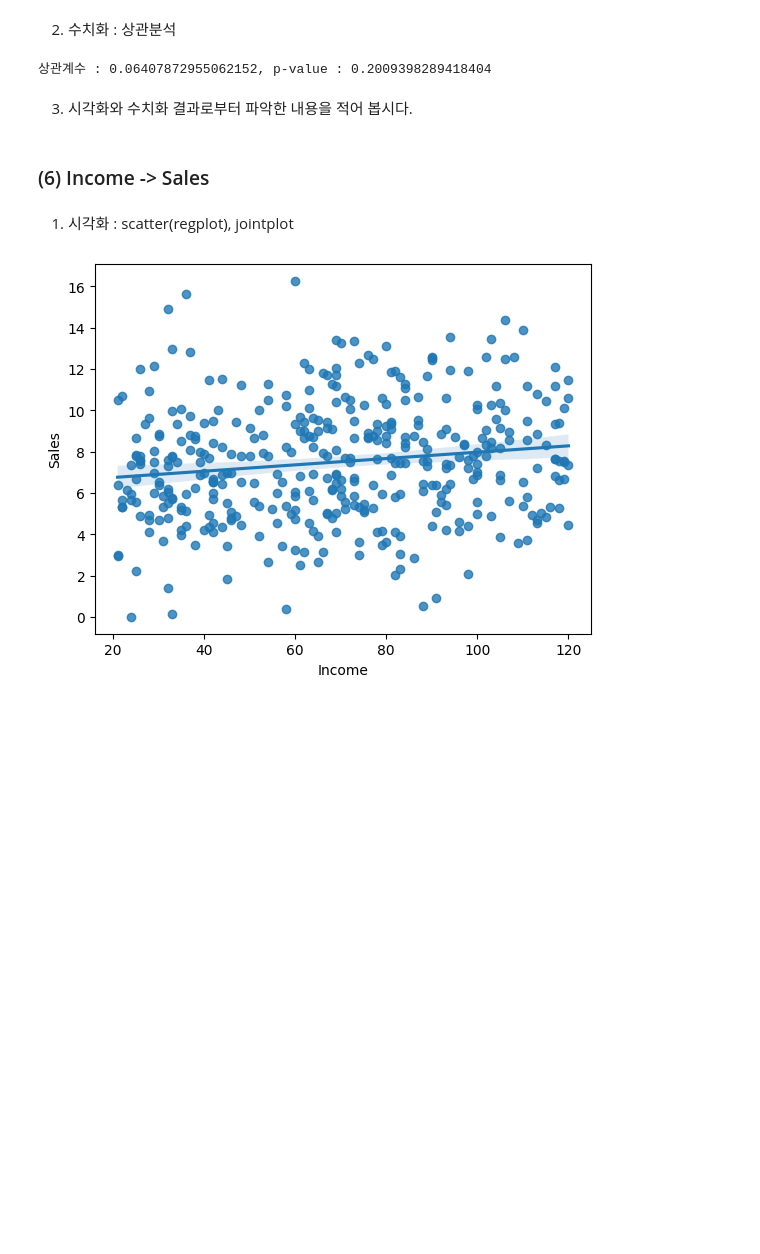
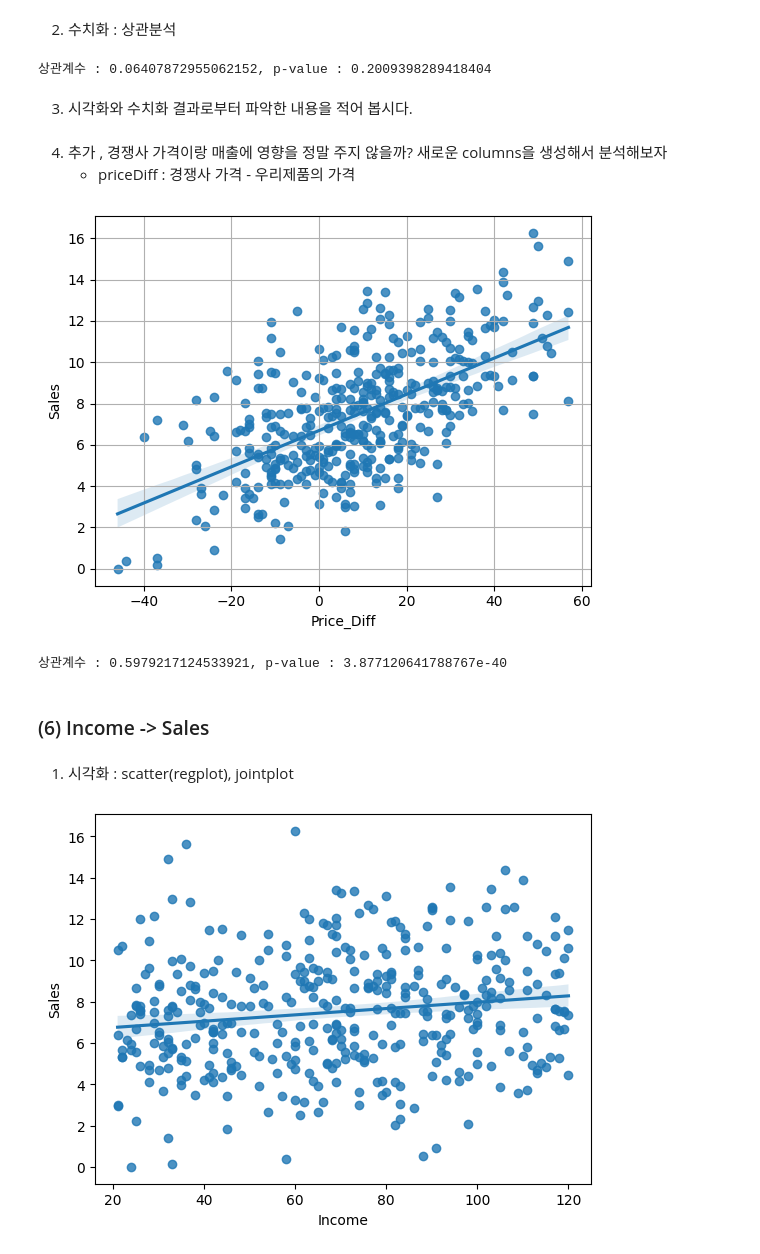
Before and after one commit to yangjung-woo/KT-Workspace, a Jupyter notebook: KT_AIVLE_DX_Regular_course/Week1/DX_데이터 분석_실습자료_1일차/07_종합실습2_이변량분석(y-숫자).ipynb, the cells around one changed output. Drawn from its saved outputs; the diff is of its cells as text; code cells hidden in the pictures; blank space fills up the shorter version.

```diff
--- a/KT_AIVLE_DX_Regular_course/Week1/DX_데이터 분석_실습자료_1일차/07_종합실습2_이변량분석(y-숫자).ipynb
+++ b/KT_AIVLE_DX_Regular_course/Week1/DX_데이터 분석_실습자료_1일차/07_종합실습2_이변량분석(y-숫자).ipynb
@@ -209,6 +209,24 @@ print(f'상관계수 : {result[0]}, p-value : {result[1]}')
 # %%
 # p-value 가 유의수준을 벗어남 >> 귀무가설채택
 # 경쟁사의 가격과 매출액은 상관관계가 없다.
+# %% [markdown]
+4) 추가 , 경쟁사 가격이랑 매출에 영향을 정말 주지 않을까? 새로운 columns을 생성해서 분석해보자
+   - priceDiff : 경쟁사 가격 - 우리제품의 가격
+# %%
+data['Price_Diff'] = data['CompPrice'] - data['Price'] # 우리가 얼마나 싼거야? 가격경쟁력이 있는겨?
+
+sns.regplot(x='Price_Diff', y = 'Sales', data = data)
+plt.grid()
+plt.show()
+
+result = spst.pearsonr(data['Price_Diff'], data['Sales'])
+print(f'상관계수 : {result[0]}, p-value : {result[1]}')
+
+
+# 경쟁사 가격차이가 매출에 강한 영향 (상관계수 >0.5) 을 줌
+# %% [output]
+[figure, added]
+상관계수 : 0.5979217124533921, p-value : 3.877120641788767e-40
 # %% [markdown]
 ### (6) Income -> Sales
 # %% [markdown]
```
Also changed, not shown: parts of 4 cells of this notebook, 18 other files.
